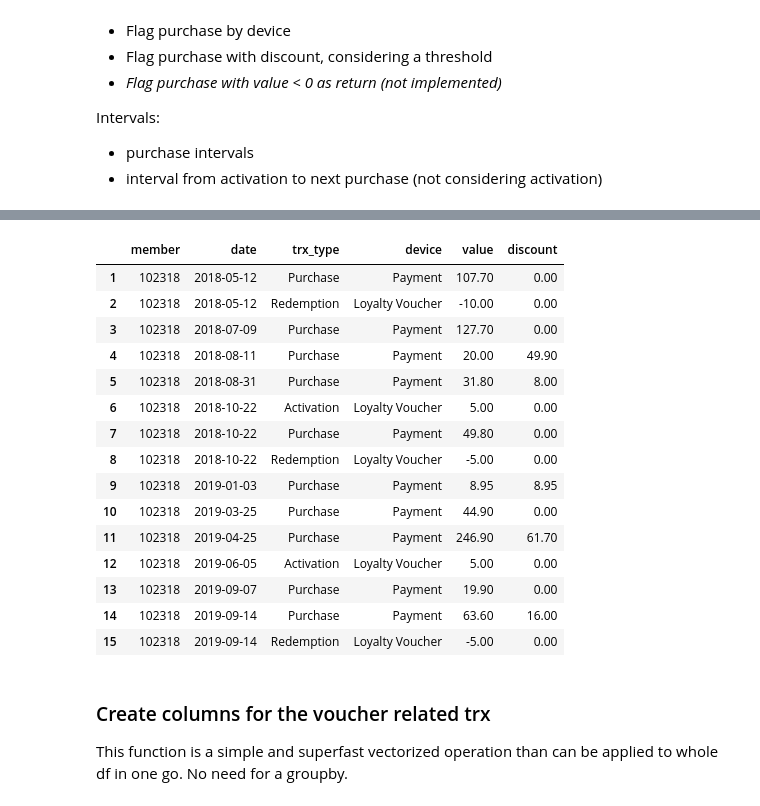
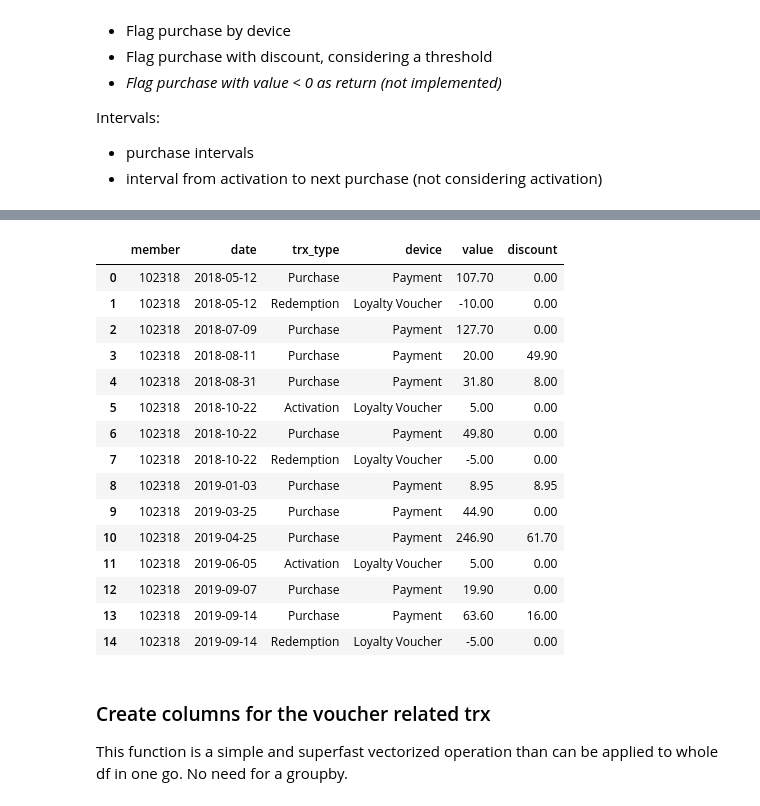
Before and after one commit to rbuerki/trx_data_manipulation_medium, a Jupyter notebook: 1_simple_trx_prep/Trx_Data_Transformation.ipynb, the cells around one changed output, grey strips where cells are left out. Drawn from its saved outputs; the diff is of its cells as text; code cells hidden in the pictures.

Commit message:
Refactor remove_invalid_red function

```diff
--- a/1_simple_trx_prep/Trx_Data_Transformation.ipynb
+++ b/1_simple_trx_prep/Trx_Data_Transformation.ipynb
@@ -198,0 +178,23 @@ def remove_redemtions_without_purchase(df):
+# %%
+def remove_redemptions_without_purchase(df_orig):
+    """Identify and remove all `Redemption` trx that have
+    no purchase trx on the same date for the same member.
+    Return a copy of the original dataframe.
+    """
+    df = df_orig.copy()
+
+    # Get a df each with all redemptions and all purchases
+    df_red = df[df["trx_type"] == "Redemption"]
+    df_pur = df[df["trx_type"] == "Purchase"]
+
+    # Use a merge to find all redemptions without a purchase on same date by same member
+    df_red_invalid = pd.merge(
+        df_red, df_pur, on=df_red.columns.tolist(), how="outer", indicator=True
+    ).query("_merge == 'left_only'").drop("_merge", axis=1)
+
+    # Use a second merge to eliminate all those invalid redemptions
+    df_valid = pd.merge(
+        df, df_red_invalid, how="outer", on=df.columns.tolist(), indicator=True
+    ).query("_merge == 'left_only'").drop("_merge", axis=1)
+
+    return df_valid.reset_index(drop=True)
@@ -199,29 +225,29 @@ def remove_redemtions_without_purchase(df):
 # %%
-test_member = remove_redemtions_without_purchase(test_member)
+test_member = remove_redemptions_without_purchase(test_member)
 
 # # Pass tests
 assert (pd.to_datetime('2018-04-01') in test_member["date"].to_numpy()) == False
 assert len(test_member) == 15
 
 # Check results
 test_member
 # %% [output]
 |  | member | date | trx_type | device | value | discount |
-| 1 | 102318 | 2018-05-12 | Purchase | Payment | 107.70 | 0.00 |
-| 2 | 102318 | 2018-05-12 | Redemption | Loyalty Voucher | -10.00 | 0.00 |
-| 3 | 102318 | 2018-07-09 | Purchase | Payment | 127.70 | 0.00 |
-| 4 | 102318 | 2018-08-11 | Purchase | Payment | 20.00 | 49.90 |
-| 5 | 102318 | 2018-08-31 | Purchase | Payment | 31.80 | 8.00 |
-| 6 | 102318 | 2018-10-22 | Activation | Loyalty Voucher | 5.00 | 0.00 |
-| 7 | 102318 | 2018-10-22 | Purchase | Payment | 49.80 | 0.00 |
-| 8 | 102318 | 2018-10-22 | Redemption | Loyalty Voucher | -5.00 | 0.00 |
-| 9 | 102318 | 2019-01-03 | Purchase | Payment | 8.95 | 8.95 |
-| 10 | 102318 | 2019-03-25 | Purchase | Payment | 44.90 | 0.00 |
-| 11 | 102318 | 2019-04-25 | Purchase | Payment | 246.90 | 61.70 |
-| 12 | 102318 | 2019-06-05 | Activation | Loyalty Voucher | 5.00 | 0.00 |
-| 13 | 102318 | 2019-09-07 | Purchase | Payment | 19.90 | 0.00 |
-| 14 | 102318 | 2019-09-14 | Purchase | Payment | 63.60 | 16.00 |
-| 15 | 102318 | 2019-09-14 | Redemption | Loyalty Voucher | -5.00 | 0.00 |
+| 0 | 102318 | 2018-05-12 | Purchase | Payment | 107.70 | 0.00 |
+| 1 | 102318 | 2018-05-12 | Redemption | Loyalty Voucher | -10.00 | 0.00 |
+| 2 | 102318 | 2018-07-09 | Purchase | Payment | 127.70 | 0.00 |
+| 3 | 102318 | 2018-08-11 | Purchase | Payment | 20.00 | 49.90 |
+| 4 | 102318 | 2018-08-31 | Purchase | Payment | 31.80 | 8.00 |
+| 5 | 102318 | 2018-10-22 | Activation | Loyalty Voucher | 5.00 | 0.00 |
+| 6 | 102318 | 2018-10-22 | Purchase | Payment | 49.80 | 0.00 |
+| 7 | 102318 | 2018-10-22 | Redemption | Loyalty Voucher | -5.00 | 0.00 |
+| 8 | 102318 | 2019-01-03 | Purchase | Payment | 8.95 | 8.95 |
+| 9 | 102318 | 2019-03-25 | Purchase | Payment | 44.90 | 0.00 |
+| 10 | 102318 | 2019-04-25 | Purchase | Payment | 246.90 | 61.70 |
+| 11 | 102318 | 2019-06-05 | Activation | Loyalty Voucher | 5.00 | 0.00 |
+| 12 | 102318 | 2019-09-07 | Purchase | Payment | 19.90 | 0.00 |
+| 13 | 102318 | 2019-09-14 | Purchase | Payment | 63.60 | 16.00 |
+| 14 | 102318 | 2019-09-14 | Redemption | Loyalty Voucher | -5.00 | 0.00 |
 # %% [markdown]
 ### Create columns for the voucher related trx
 
```
Also changed, not shown: parts of 23 cells of this notebook, 1 other file.
